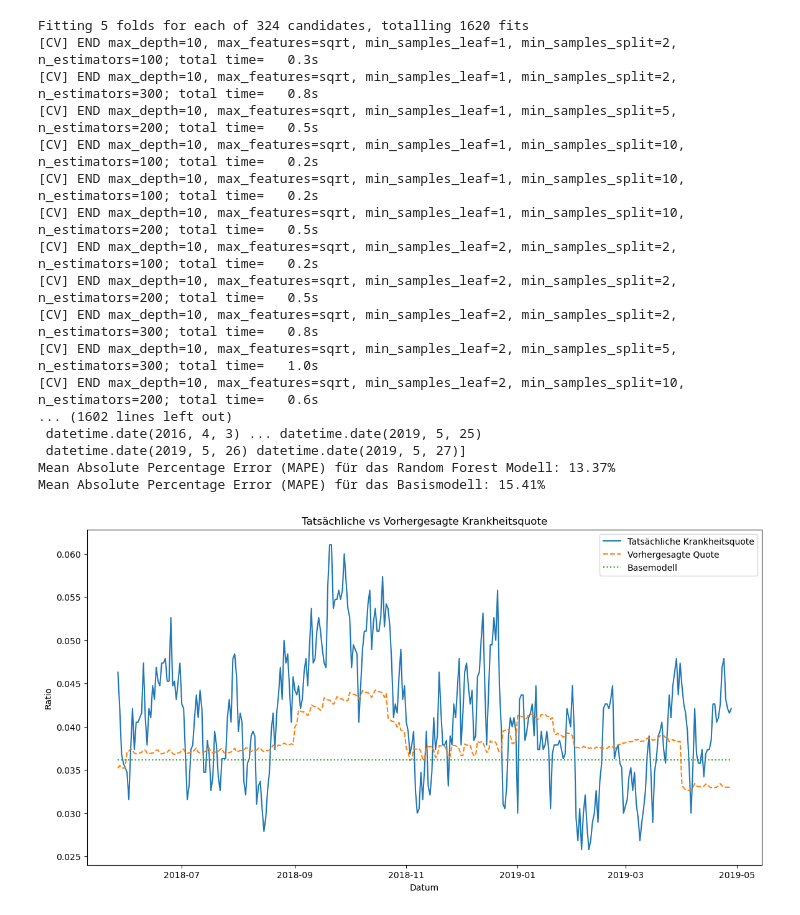
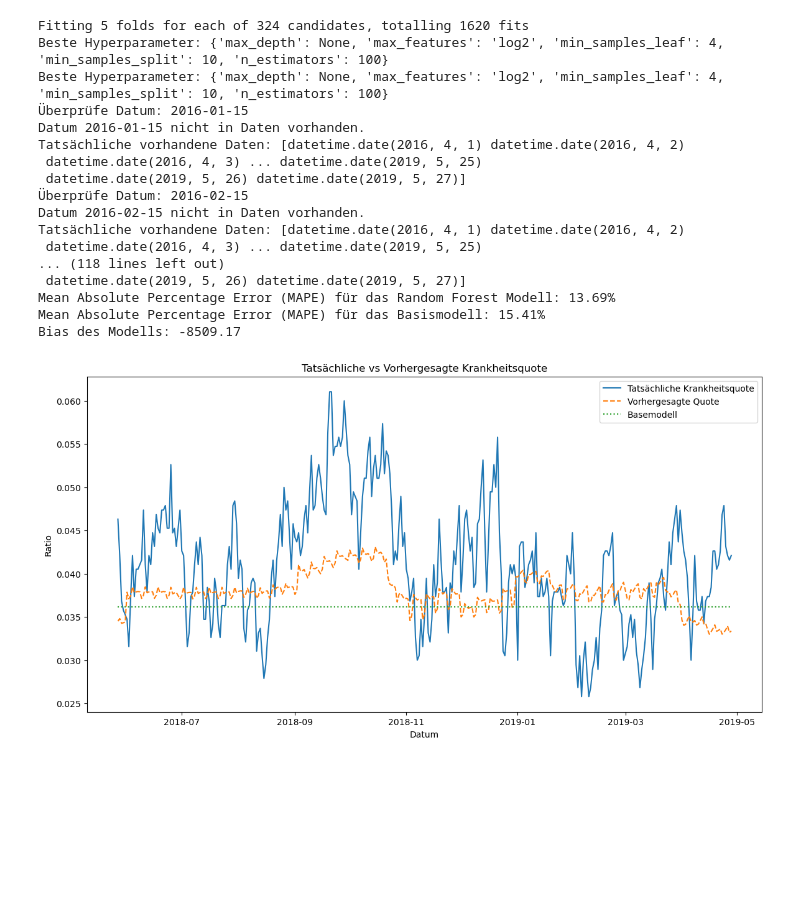
Before and after one commit to FredDec97/Fallstudie-Model-Engineering, a Jupyter notebook: notebooks/RF Calls wLagKF.ipynb, the cells around one changed output. Cells and saved outputs as stored; diff of their text form; code cells hidden in the pictures; blank space fills up the shorter version.

Commit message:
Model Improvements

```diff
--- a/notebooks/RF Calls wLagKF.ipynb
+++ b/notebooks/RF Calls wLagKF.ipynb
@@ -12,8 +12,8 @@ df['date'] = pd.to_datetime(df['date']).dt.date
 train = pd.read_csv('/Users/frederic/Desktop/Fallstudie-Model-Engineering/data/processed/train_data.csv')
 test = pd.read_csv('/Users/frederic/Desktop/Fallstudie-Model-Engineering/data/processed/test_data.csv')
 # Feature und Zielvariable
-features = ['weekday', 'schulferien', 'calendarweek', 'month', 'quarter', 'Feiertage', 'season', 'year', 'lag_49_calls', 'lag_365_calls', 'average7days45lag_calls']
-
+#features = ['weekday', 'schulferien', 'Feiertage' 'calendarweek', 'month', 'quarter', 'season', 'year', 'lag_49_calls', 'lag_365_calls', 'average7days45lag_calls']
+features = ['weekday', 'calendarweek', 'season', 'year', 'average7days45lag_calls']
 
 X_train = train[features]
 y_train = train['Sick-ratio']
@@ -223,7 +107,7 @@ def predict_for_next_30_days_debug(model, df, date_col='date', feature_cols=feat
                     future_dates = pd.date_range(start=start_date, end=end_date, freq='D')
                     future_df = pd.DataFrame({
                         'date': future_dates,
-                        'Feiertage': 0,
+                        #'Feiertage': 0,
                         'quarter': pd.to_datetime(future_dates).quarter,
                         'schulferien': 0,
                         'month': pd.to_datetime(future_dates).month,
@@ -257,7 +141,7 @@ if predictions and prediction_dates:
     # Ergebnisse in einem DataFrame zusammenfassen
     prediction_df = pd.DataFrame({
         'date': prediction_dates,
-        'Random Forrest': predictions
+        'Random Forest': predictions
     })
 
     # Konvertiere die 'date'-Spalte in beiden DataFrames in datetime64[ns]
@@ -269,46 +153,53 @@ if predictions and prediction_dates:
     # Zusammenführen mit tatsächlichen Werten
     merged_df = pd.merge(test, prediction_df, on='date', how='right')
 
     # Füge die Basemodell-Spalte hinzu und fülle sie mit 9500
     merged_df['Basemodell'] = 0.03617
 
     # Berechnung des MAPE für das Random Forest Modell
     merged_df.dropna(subset=['Sick-ratio'], inplace=True)  # Entfernen von Zeilen ohne tatsächliche Anrufe
-    mape_rf = np.mean(np.abs((merged_df['Sick-ratio'] - merged_df['Random Forrest']) / merged_df['Sick-ratio'])) * 100
+    mape_rf = np.mean(np.abs((merged_df['Sick-ratio'] - merged_df['Random Forest']) / merged_df['Sick-ratio'])) * 100
     print(f'Mean Absolute Percentage Error (MAPE) für das Random Forest Modell: {mape_rf:.2f}%')
 
     # Berechnung des MAPE für das Basismodell
     mape_base = np.mean(np.abs((merged_df['Sick-ratio'] - merged_df['Basemodell']) / merged_df['Sick-ratio'])) * 100
     print(f'Mean Absolute Percentage Error (MAPE) für das Basismodell: {mape_base:.2f}%')
+    # Berechnung des Bias
+    bias =  np.mean((merged_df['Random Forest'] - merged_df['calls']))
+    print(f'Bias des Modells: {bias:.2f}')
+
 
     # Plotten der tatsächlichen Werte und Vorhersagen
     plt.figure(figsize=(14, 7))
     plt.plot(merged_df['date'], merged_df['Sick-ratio'], label='Tatsächliche Krankheitsquote')
-    plt.plot(merged_df['date'], merged_df['Random Forrest'], label='Vorhergesagte Quote', linestyle='--')
+    plt.plot(merged_df['date'], merged_df['Random Forest'], label='Vorhergesagte Quote', linestyle='--')
     plt.plot(merged_df['date'], merged_df['Basemodell'], label='Basemodell', linestyle=':')
     plt.xlabel('Datum')
     plt.ylabel('Ratio')
     plt.title('Tatsächliche vs Vorhergesagte Krankheitsquote')
     plt.legend()
     plt.show()
 else:
     print("Es wurden keine Vorhersagen generiert. Überprüfen Sie die Daten und die Filterbedingungen.")
+
+
+prediction_df.to_csv('/Users/frederic/Desktop/Fallstudie-Model-Engineering/data/processed/prediction_Sick-ratioRFwLag.csv', index=False)
 # %% [output]
 Fitting 5 folds for each of 324 candidates, totalling 1620 fits
-[CV] END max_depth=10, max_features=sqrt, min_samples_leaf=1, min_samples_split=2, n_estimators=100; total time=   0.3s
-[CV] END max_depth=10, max_features=sqrt, min_samples_leaf=1, min_samples_split=2, n_estimators=300; total time=   0.8s
-[CV] END max_depth=10, max_features=sqrt, min_samples_leaf=1, min_samples_split=5, n_estimators=200; total time=   0.5s
-[CV] END max_depth=10, max_features=sqrt, min_samples_leaf=1, min_samples_split=10, n_estimators=100; total time=   0.2s
-[CV] END max_depth=10, max_features=sqrt, min_samples_leaf=1, min_samples_split=10, n_estimators=100; total time=   0.2s
-[CV] END max_depth=10, max_features=sqrt, min_samples_leaf=1, min_samples_split=10, n_estimators=200; total time=   0.5s
-[CV] END max_depth=10, max_features=sqrt, min_samples_leaf=2, min_samples_split=2, n_estimators=100; total time=   0.2s
-[CV] END max_depth=10, max_features=sqrt, min_samples_leaf=2, min_samples_split=2, n_estimators=200; total time=   0.5s
-[CV] END max_depth=10, max_features=sqrt, min_samples_leaf=2, min_samples_split=2, n_estimators=300; total time=   0.8s
-[CV] END max_depth=10, max_features=sqrt, min_samples_leaf=2, min_samples_split=5, n_estimators=300; total time=   1.0s
-[CV] END max_depth=10, max_features=sqrt, min_samples_leaf=2, min_samples_split=10, n_estimators=200; total time=   0.6s
-... (1602 lines left out)
+Beste Hyperparameter: {'max_depth': None, 'max_features': 'log2', 'min_samples_leaf': 4, 'min_samples_split': 10, 'n_estimators': 100}
+Beste Hyperparameter: {'max_depth': None, 'max_features': 'log2', 'min_samples_leaf': 4, 'min_samples_split': 10, 'n_estimators': 100}
+Überprüfe Datum: 2016-01-15
+Datum 2016-01-15 nicht in Daten vorhanden.
+Tatsächliche vorhandene Daten: [datetime.date(2016, 4, 1) datetime.date(2016, 4, 2)
  datetime.date(2016, 4, 3) ... datetime.date(2019, 5, 25)
  datetime.date(2019, 5, 26) datetime.date(2019, 5, 27)]
-Mean Absolute Percentage Error (MAPE) für das Random Forest Modell: 13.37%
+Überprüfe Datum: 2016-02-15
+Datum 2016-02-15 nicht in Daten vorhanden.
+Tatsächliche vorhandene Daten: [datetime.date(2016, 4, 1) datetime.date(2016, 4, 2)
+ datetime.date(2016, 4, 3) ... datetime.date(2019, 5, 25)
+... (118 lines left out)
+ datetime.date(2019, 5, 26) datetime.date(2019, 5, 27)]
+Mean Absolute Percentage Error (MAPE) für das Random Forest Modell: 13.69%
 Mean Absolute Percentage Error (MAPE) für das Basismodell: 15.41%
+Bias des Modells: -8509.17
-[figure, old version]
+[figure, new version]
```
Also changed, not shown: parts of 2 cells of this notebook, 18 other files.
